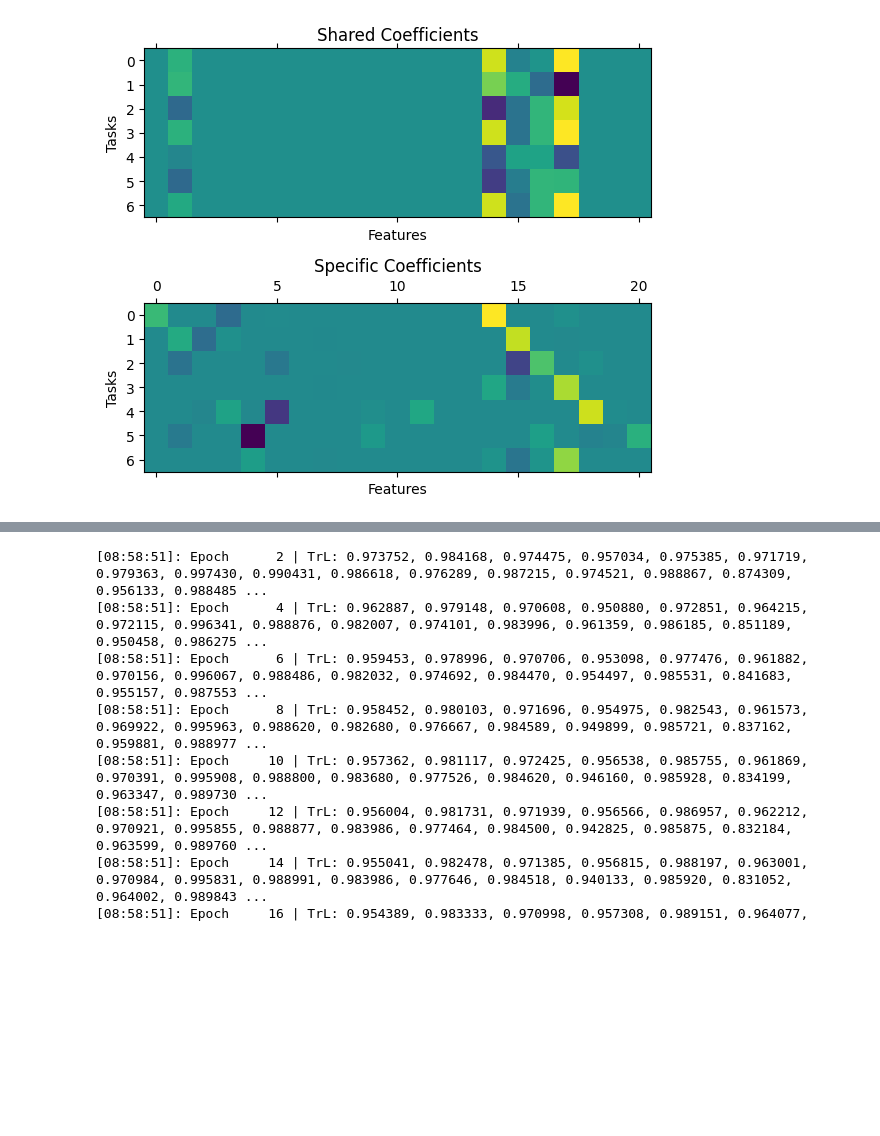
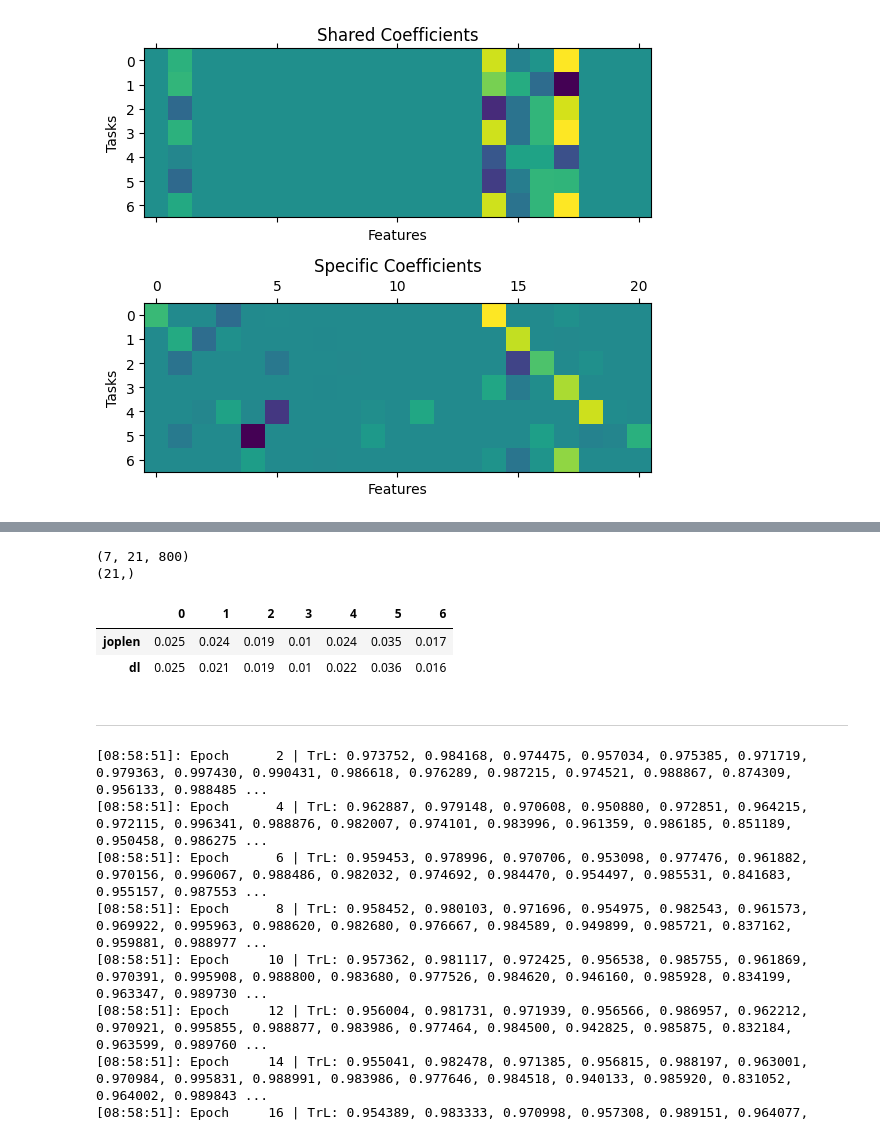
Before and after one commit to mattrmd/joplen_mlsp2024, a Jupyter notebook: experiments/multitask_selection.ipynb, the cells around one changed output, grey strips where cells are left out. Cells and saved outputs as stored; diff of their text form; code cells hidden in the pictures; blank space fills up the shorter version.

```diff
--- a/experiments/multitask_selection.ipynb
+++ b/experiments/multitask_selection.ipynb
@@ -180,6 +178,40 @@ def score_jp(model: MTJOPLEn, x_train, y_train, x_val, y_val, x_test, y_test):
         columns=columns,
         index=index,
     )
+
+
+def compare_feats(jp_model, dl_model, x_train, y_train, x_val, y_val, x_test, y_test):
+    jp_core_feats, jp_task_feats = jp_mask(jp_model)
+    dl_core_feats, dl_task_feats = dl_mask(dl_model)
+
+    x_ds = [x_train, x_val, x_test]
+    y_ds = [y_train, y_val, y_test]
+    names = ["train", "val", "test"]
+
+    feat_groups = [
+        ("joplen", jp_core_feats | jp_task_feats),
+        ("dl", dl_core_feats | dl_task_feats),
+    ]
+
+    results = defaultdict(lambda: defaultdict(list))
+
+    for name, feats in feat_groups:
+        for x, y, ds_name in zip(x_ds, y_ds, names):
+            for i, _ in enumerate(x):
+                lgbm = LGBMRegressor(random_state=0, verbose=-1)
+                lgbm.fit(x[i][:, feats[i]], y[i].flatten())
+                y_pred = lgbm.predict(x[i][:, feats[i]])
+                results[name][ds_name].append(mse(y[i].flatten(), y_pred))
+
+    results = {k: dict(v) for k, v in results.items()}
+
+    df = pd.DataFrame.from_dict(
+        {(i, j): results[i][j] for i in results.keys() for j in results[i].keys()},
+        orient="index",
+    )
+    df.index = pd.MultiIndex.from_tuples(df.index)
+
+    return df
 # %%
 # try sarcos
 
@@ -367,3 +399,16 @@ Number of nonzero task weights: [3, 3, 4, 2, 9, 3, 2]: 26
+# %%
+sarcos_df = compare_feats(
+    jp_model, dl_model, x_train, y_train, x_val, y_val, x_test, y_test
+)
+sarcos_df.xs("test", level=1).round(3)
+# %% [output]
+(7, 21, 800)
+(21,)
+|  | 0 | 1 | 2 | 3 | 4 | 5 | 6 |
+| joplen | 0.025 | 0.024 | 0.019 | 0.01 | 0.024 | 0.035 | 0.017 |
+| dl | 0.025 | 0.021 | 0.019 | 0.01 | 0.022 | 0.036 | 0.016 |
+# %% [markdown]
+---
 # %%
 # try parkinsons
 
```
Also changed, not shown: parts of 5 cells of this notebook.
